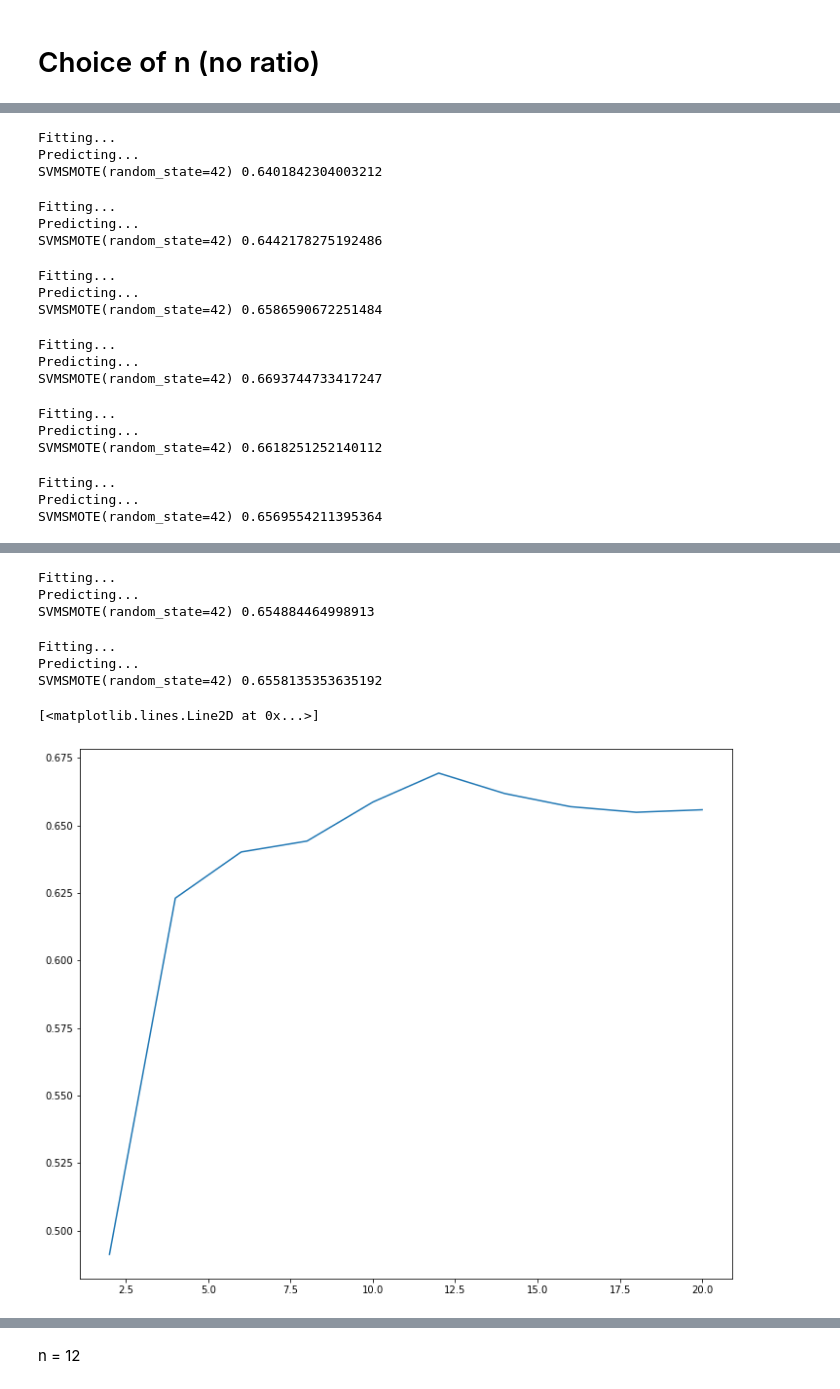
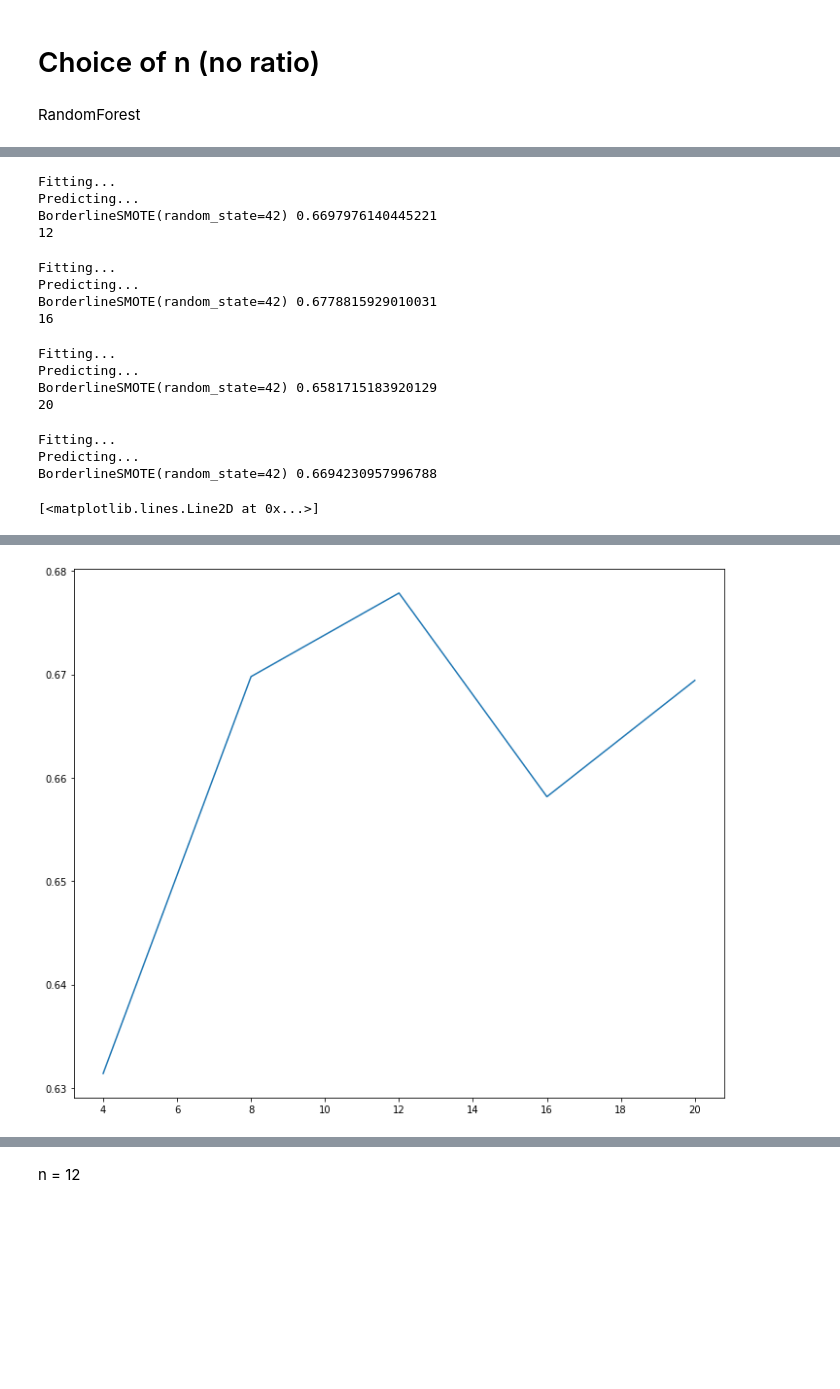
Before and after one commit to notlosca/audio_emotion_classification, a Jupyter notebook: exam_trial.ipynb, the cells around one changed output, grey strips where cells are left out. Cells and saved outputs as stored; diff of their text form; code cells hidden in the pictures; blank space fills up the shorter version.

```diff
--- a/exam_trial.ipynb
+++ b/exam_trial.ipynb
@@ -138,6 +139,7 @@ samples, samples.max(), samples.min()
 temp_df = pd.DataFrame.from_dict(d).T
 temp_df['emotion'] = df.emotion
 temp_df['encoded_emotion'] = df.encoded_emotion
+temp_df['max_sample'] = temp_df['samples'].map(lambda x: max(x))
 temp_df = temp_df.astype({'time_length':float})
 temp_df.head()
 # %% [output]
@@ -363,5 +365,5 @@ temp_df.head()
 # %%
-shrunk_df = temp_df[['spectrogram', 'encoded_emotion']]
+shrunk_df = temp_df[['time_length', 'spectrogram', 'max_sample', 'encoded_emotion']]
 shrunk_df.index
 # %% [output]
 Int64Index([   0,    1,    2,    3,    4,    5,    6,    7,    8,    9,
@@ -404,10 +406,14 @@ cacca_df
 | 0 | 29.383663 | 63.51403 | 28.703026 | 90.561371 | 122.246475 | 679.788269 | ... |
 1 rows × 70 columns
 # %%
+n = 5
 dictionary = dict()
 for row in tqdm(shrunk_df.index):
+
     # z = compute_feature(divide_matrix(shrunk_df.loc[row].spectrogram, num_rows=n, num_columns=n*ratio)) # with ratio
     z = compute_feature(divide_matrix(shrunk_df.loc[row].spectrogram, num_rows=n, num_columns=n))
+    z['time_length'] = shrunk_df.loc[row]['time_length']
+    z['max_sample'] = shrunk_df.loc[row]['max_sample']
     z['encoded_emotion'] = shrunk_df.loc[row].encoded_emotion
     dictionary[row] = z
 
@@ -465,8 +485,8 @@ adasyn = ADASYN(random_state=42, sampling_strategy='minority')
 #over_samplers = [smote, blsmote, svmsmote, adasyn, ksmote]
 over_samplers = [smote, blsmote, svmsmote, adasyn]
 
-for sm in over_samplers:
-    print(sm)
+for sm in tqdm(over_samplers):
+
     X, y = new_df[new_df.columns[:-1]], new_df[new_df.columns[-1]]
     X_res, y_res = sm.fit_resample(X,y)
 
@@ -534,13 +552,18 @@ Predicting...
 # %% [markdown]
 # Choice of n (no ratio)
+# %% [markdown]
+RandomForest
 # %%
-ns = list(range(2,22,2))
+ns = list(range(4,21,4))
 scores = []
 for n in ns:
+    print(n)
     dictionary = dict()
     for row in tqdm(shrunk_df.index):
         # z = compute_feature(divide_matrix(shrunk_df.loc[row].spectrogram, num_rows=n, num_columns=n*ratio)) # with ratio
         z = compute_feature(divide_matrix(shrunk_df.loc[row].spectrogram, num_rows=n, num_columns=n))
+        z['time_length'] = shrunk_df.loc[row]['time_length']
+        z['max_sample'] = shrunk_df.loc[row]['max_sample']
         z['encoded_emotion'] = shrunk_df.loc[row].encoded_emotion
         dictionary[row] = z
 
@@ -549,10 +572,10 @@ for n in ns:
     np.random.seed(0) #to make experiments reproducible
 
 
-    svmsmote = SVMSMOTE(random_state=42)
+    smote = BorderlineSMOTE(random_state=42)
 
     X, y = new_df[new_df.columns[:-1]], new_df[new_df.columns[-1]]
-    X_res, y_res = svmsmote.fit_resample(X,y)
+    X_res, y_res = smote.fit_resample(X,y)
 
     X_train, X_test, y_train, y_test = train_test_split(X_res, y_res, test_size=.2, random_state=42)
 
@@ -566,7 +589,7 @@ for n in ns:
     preds = rf.predict(X_test)
     score = f1_score(y_test, preds, average='macro')
     scores.append(score)
-    print(svmsmote, score)
+    print(smote, score)
 
 plt.figure(figsize=(12,10))
 plt.plot(ns, scores, label='F1 macro')
@@ -580,18 +602,16 @@ SVMSMOTE(random_state=42) 0.6231015218490865
 Fitting...
 Predicting...
-SVMSMOTE(random_state=42) 0.6401842304003212
+BorderlineSMOTE(random_state=42) 0.6697976140445221
+12
 Fitting...
 Predicting...
-SVMSMOTE(random_state=42) 0.6442178275192486
+BorderlineSMOTE(random_state=42) 0.6778815929010031
+16
 Fitting...
 Predicting...
-SVMSMOTE(random_state=42) 0.6586590672251484
+BorderlineSMOTE(random_state=42) 0.6581715183920129
+20
 Fitting...
 Predicting...
-SVMSMOTE(random_state=42) 0.6693744733417247
+BorderlineSMOTE(random_state=42) 0.6694230957996788
-Fitting...
-Predicting...
-SVMSMOTE(random_state=42) 0.6618251252140112
+[<matplotlib.lines.Line2D at 0x...>]
-Fitting...
-Predicting...
-SVMSMOTE(random_state=42) 0.6569554211395364
@@ -601,8 +618 @@ OpenBLAS warning: precompiled NUM_THREADS exceeded, adding auxiliary array for t
-Fitting...
-Predicting...
-SVMSMOTE(random_state=42) 0.654884464998913
-Fitting...
-Predicting...
-SVMSMOTE(random_state=42) 0.6558135353635192
-[<matplotlib.lines.Line2D at 0x...>]
-[figure, old version]
+[figure, new version]
```
Also changed, not shown: parts of 24 cells of this notebook.
